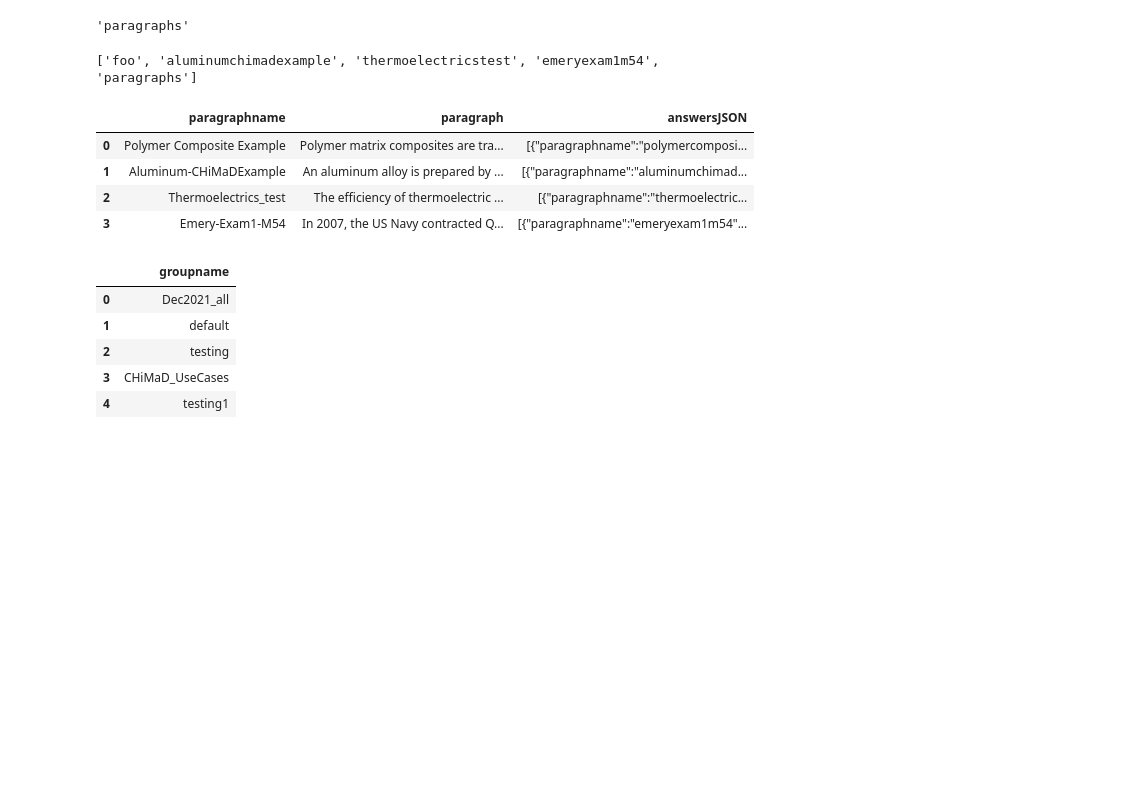
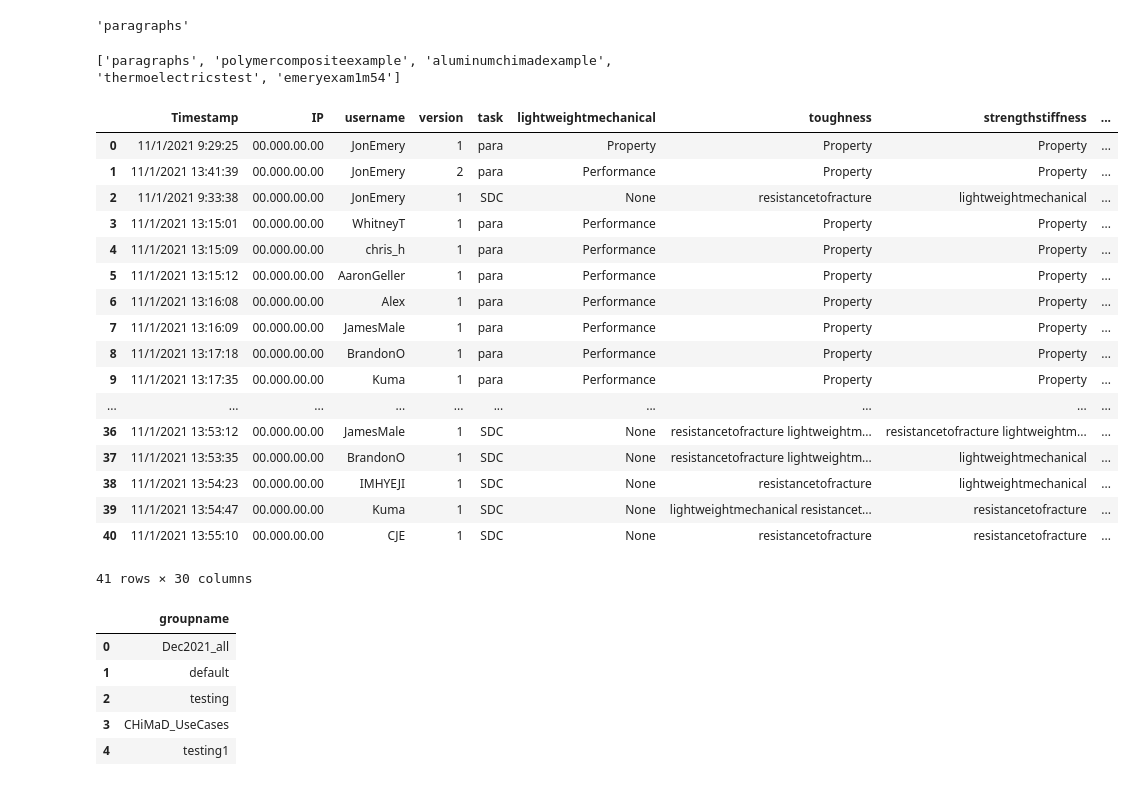
Before and after one commit to ageller/CHiMaDSystemDesignToolbox, a Jupyter notebook: chimadApp/app/static/data/sqlite3/pandas_to_sqlite3.ipynb, the cells around one changed output. Drawn from its saved outputs; the diff is of its cells as text; code cells hidden in the pictures; blank space fills up the shorter version.

```diff
--- a/chimadApp/app/static/data/sqlite3/pandas_to_sqlite3.ipynb
+++ b/chimadApp/app/static/data/sqlite3/pandas_to_sqlite3.ipynb
@@ -249,36 +249,49 @@ df2.to_csv(t+'.csv', index=False)
 # %%
 #read in table to check
 # dbName = 'CHiMaD_metrics.db'
 # tablename = 'loginMetrics'
 #dbName = 'uchicago.db'
 #dbName = 'dec2021_all.db'
 #tablename = 'paragraphs'
 #tablename = 'polymercompositeexample'
 # dbName = 'available_dbs.db'
 # tablename = 'dbs'
-dbName = 'testing1.db'
-#tablename = 'polymercompositeexample'
-tablename = 'paragraphs'
+dbName = 'default.db'
+tablename = 'polymercompositeexample'
+#tablename = 'paragraphs'
 
 conn = sqlite3.connect(dbName)
 cursor = conn.cursor()
 cursor.execute("SELECT name FROM sqlite_master WHERE type='table';")
 tables = [x[0] for x in cursor.fetchall()]
 print(tables)
 
 cursor.execute('SELECT * FROM ' + tablename)
 columns = [description[0] for description in cursor.description]
 df = pd.DataFrame(cursor.fetchall(), columns = columns)
 display(df)
 
 cursor.close()
 # %% [output]
-['foo', 'aluminumchimadexample', 'thermoelectricstest', 'emeryexam1m54', 'paragraphs']
+['paragraphs', 'polymercompositeexample', 'aluminumchimadexample', 'thermoelectricstest', 'emeryexam1m54']
-|  | paragraphname | paragraph | answersJSON |
-| 0 | Polymer Composite Example | Polymer matrix composites are tra... | [{"paragraphname":"polymercomposi... |
-| 1 | Aluminum-CHiMaDExample | An aluminum alloy is prepared by ... | [{"paragraphname":"aluminumchimad... |
-| 2 | Thermoelectrics_test | The efficiency of thermoelectric ... | [{"paragraphname":"thermoelectric... |
-| 3 | Emery-Exam1-M54 | In 2007, the US Navy contracted Q... | [{"paragraphname":"emeryexam1m54"... |
+|  | Timestamp | IP | username | version | task | lightweightmechanical | toughness | strengthstiffness | ... |
+| 0 | 11/1/2021 9:29:25 | 00.000.00.00 | JonEmery | 1 | para | Property | Property | Property | ... |
+| 1 | 11/1/2021 13:41:39 | 00.000.00.00 | JonEmery | 2 | para | Performance | Property | Property | ... |
+| 2 | 11/1/2021 9:33:38 | 00.000.00.00 | JonEmery | 1 | SDC | None | resistancetofracture | lightweightmechanical | ... |
+| 3 | 11/1/2021 13:15:01 | 00.000.00.00 | WhitneyT | 1 | para | Performance | Property | Property | ... |
+| 4 | 11/1/2021 13:15:09 | 00.000.00.00 | chris_h | 1 | para | Performance | Property | Property | ... |
+| 5 | 11/1/2021 13:15:12 | 00.000.00.00 | AaronGeller | 1 | para | Performance | Property | Property | ... |
+| 6 | 11/1/2021 13:16:08 | 00.000.00.00 | Alex | 1 | para | Performance | Property | Property | ... |
+| 7 | 11/1/2021 13:16:09 | 00.000.00.00 | JamesMale | 1 | para | Performance | Property | Property | ... |
+| 8 | 11/1/2021 13:17:18 | 00.000.00.00 | BrandonO | 1 | para | Performance | Property | Property | ... |
+| 9 | 11/1/2021 13:17:35 | 00.000.00.00 | Kuma | 1 | para | Performance | Property | Property | ... |
+| ... | ... | ... | ... | ... | ... | ... | ... | ... | ... |
+| 36 | 11/1/2021 13:53:12 | 00.000.00.00 | JamesMale | 1 | SDC | None | resistancetofracture lightweightm... | resistancetofracture lightweightm... | ... |
+| 37 | 11/1/2021 13:53:35 | 00.000.00.00 | BrandonO | 1 | SDC | None | resistancetofracture lightweightm... | lightweightmechanical | ... |
+| 38 | 11/1/2021 13:54:23 | 00.000.00.00 | IMHYEJI | 1 | SDC | None | resistancetofracture | lightweightmechanical | ... |
+| 39 | 11/1/2021 13:54:47 | 00.000.00.00 | Kuma | 1 | SDC | None | lightweightmechanical resistancet... | resistancetofracture | ... |
+| 40 | 11/1/2021 13:55:10 | 00.000.00.00 | CJE | 1 | SDC | None | resistancetofracture | resistancetofracture | ... |
+41 rows × 30 columns
 # %%
 display(df)
 df.replace({'groupname': {'testing': 'foo'}}, inplace = True)
```
Also changed, not shown: parts of 2 cells of this notebook, 6 other files.
